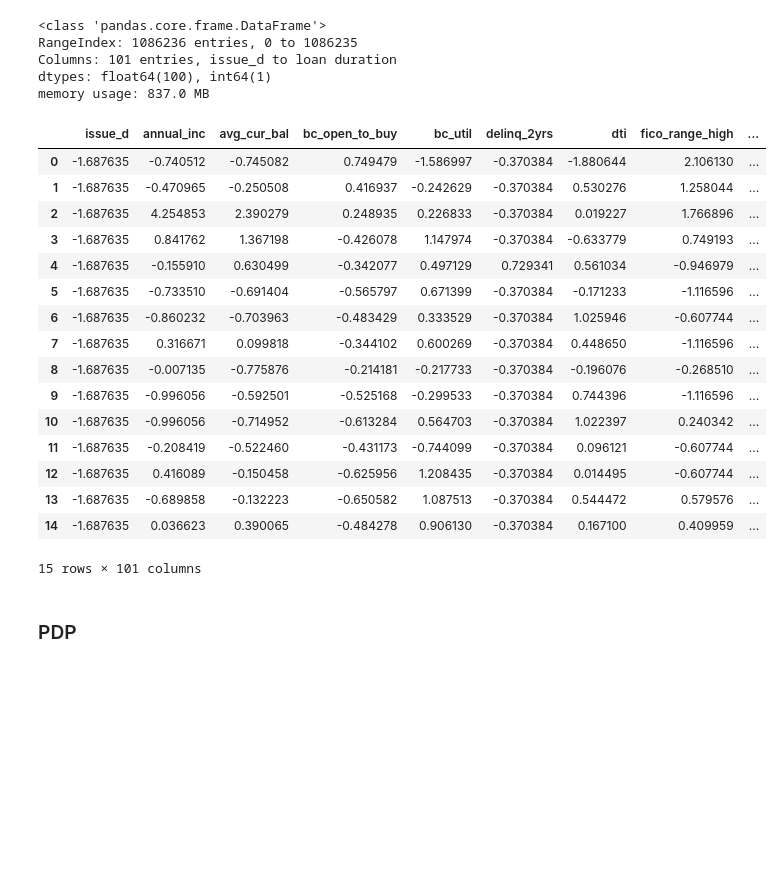
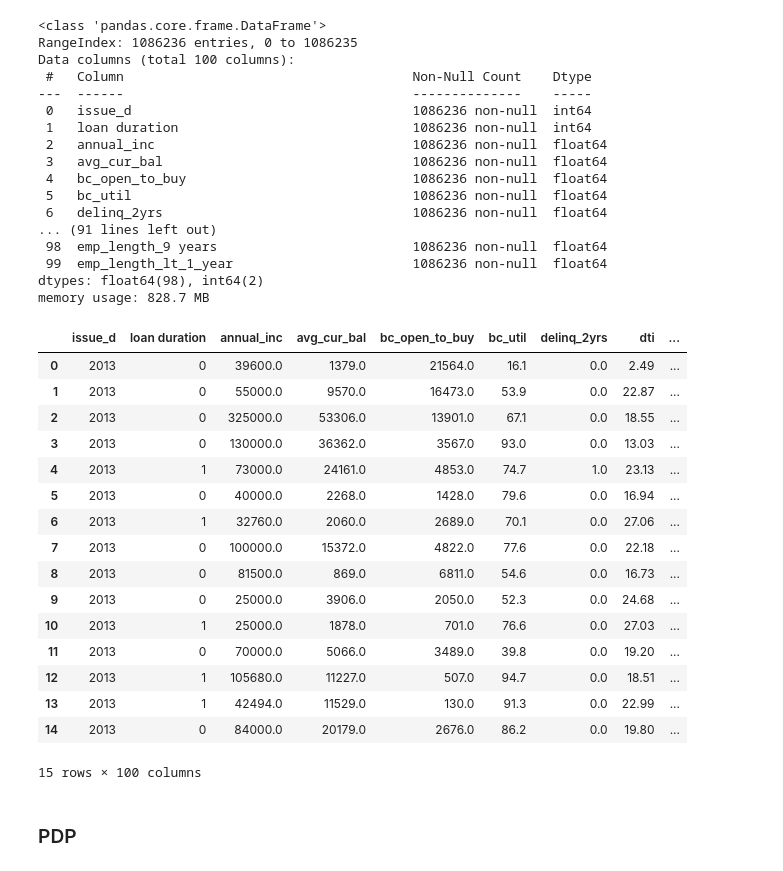
Before and after one commit to auggy-ntn/Interpretability-Stability-and-Fairness-project, a Jupyter notebook: notebooks/step5_6_7_8.ipynb, the cells around one changed output. Drawn from its saved outputs; the diff is of its cells as text; code cells hidden in the pictures; blank space fills up the shorter version.

```diff
--- a/notebooks/step5_6_7_8.ipynb
+++ b/notebooks/step5_6_7_8.ipynb
@@ -4,32 +4,44 @@ import xgboost
 from src.preprocessing import get_preprocessed_data
 # %%
 model = joblib.load(r"../models/black_box_xgboost.pkl")
-df, _, _, true_labels = get_preprocessed_data()
+df, _, _, true_labels, _ = get_preprocessed_data()
 df.info()
 df.head(15)
 # %% [output]
 <class 'pandas.core.frame.DataFrame'>
 RangeIndex: 1086236 entries, 0 to 1086235
-Columns: 101 entries, issue_d to loan duration
-dtypes: float64(100), int64(1)
-memory usage: 837.0 MB
+Data columns (total 100 columns):
+ #   Column                                     Non-Null Count    Dtype
+---  ------                                     --------------    -----
+ 0   issue_d                                    1086236 non-null  int64
+ 1   loan duration                              1086236 non-null  int64
+ 2   annual_inc                                 1086236 non-null  float64
+ 3   avg_cur_bal                                1086236 non-null  float64
+ 4   bc_open_to_buy                             1086236 non-null  float64
+ 5   bc_util                                    1086236 non-null  float64
+ 6   delinq_2yrs                                1086236 non-null  float64
+... (91 lines left out)
+ 98  emp_length_9 years                         1086236 non-null  float64
+ 99  emp_length_lt_1_year                       1086236 non-null  float64
+dtypes: float64(98), int64(2)
+memory usage: 828.7 MB
-|  | issue_d | annual_inc | avg_cur_bal | bc_open_to_buy | bc_util | delinq_2yrs | dti | fico_range_high | ... |
-| 0 | -1.687635 | -0.740512 | -0.745082 | 0.749479 | -1.586997 | -0.370384 | -1.880644 | 2.106130 | ... |
-| 1 | -1.687635 | -0.470965 | -0.250508 | 0.416937 | -0.242629 | -0.370384 | 0.530276 | 1.258044 | ... |
-| 2 | -1.687635 | 4.254853 | 2.390279 | 0.248935 | 0.226833 | -0.370384 | 0.019227 | 1.766896 | ... |
-| 3 | -1.687635 | 0.841762 | 1.367198 | -0.426078 | 1.147974 | -0.370384 | -0.633779 | 0.749193 | ... |
-| 4 | -1.687635 | -0.155910 | 0.630499 | -0.342077 | 0.497129 | 0.729341 | 0.561034 | -0.946979 | ... |
-| 5 | -1.687635 | -0.733510 | -0.691404 | -0.565797 | 0.671399 | -0.370384 | -0.171233 | -1.116596 | ... |
-| 6 | -1.687635 | -0.860232 | -0.703963 | -0.483429 | 0.333529 | -0.370384 | 1.025946 | -0.607744 | ... |
-| 7 | -1.687635 | 0.316671 | 0.099818 | -0.344102 | 0.600269 | -0.370384 | 0.448650 | -1.116596 | ... |
-| 8 | -1.687635 | -0.007135 | -0.775876 | -0.214181 | -0.217733 | -0.370384 | -0.196076 | -0.268510 | ... |
-| 9 | -1.687635 | -0.996056 | -0.592501 | -0.525168 | -0.299533 | -0.370384 | 0.744396 | -1.116596 | ... |
-| 10 | -1.687635 | -0.996056 | -0.714952 | -0.613284 | 0.564703 | -0.370384 | 1.022397 | 0.240342 | ... |
-| 11 | -1.687635 | -0.208419 | -0.522460 | -0.431173 | -0.744099 | -0.370384 | 0.096121 | -0.607744 | ... |
-| 12 | -1.687635 | 0.416089 | -0.150458 | -0.625956 | 1.208435 | -0.370384 | 0.014495 | -0.607744 | ... |
-| 13 | -1.687635 | -0.689858 | -0.132223 | -0.650582 | 1.087513 | -0.370384 | 0.544472 | 0.579576 | ... |
-| 14 | -1.687635 | 0.036623 | 0.390065 | -0.484278 | 0.906130 | -0.370384 | 0.167100 | 0.409959 | ... |
+|  | issue_d | loan duration | annual_inc | avg_cur_bal | bc_open_to_buy | bc_util | delinq_2yrs | dti | ... |
+| 0 | 2013 | 0 | 39600.0 | 1379.0 | 21564.0 | 16.1 | 0.0 | 2.49 | ... |
+| 1 | 2013 | 0 | 55000.0 | 9570.0 | 16473.0 | 53.9 | 0.0 | 22.87 | ... |
+| 2 | 2013 | 0 | 325000.0 | 53306.0 | 13901.0 | 67.1 | 0.0 | 18.55 | ... |
+| 3 | 2013 | 0 | 130000.0 | 36362.0 | 3567.0 | 93.0 | 0.0 | 13.03 | ... |
+| 4 | 2013 | 1 | 73000.0 | 24161.0 | 4853.0 | 74.7 | 1.0 | 23.13 | ... |
+| 5 | 2013 | 0 | 40000.0 | 2268.0 | 1428.0 | 79.6 | 0.0 | 16.94 | ... |
+| 6 | 2013 | 1 | 32760.0 | 2060.0 | 2689.0 | 70.1 | 0.0 | 27.06 | ... |
+| 7 | 2013 | 0 | 100000.0 | 15372.0 | 4822.0 | 77.6 | 0.0 | 22.18 | ... |
+| 8 | 2013 | 0 | 81500.0 | 869.0 | 6811.0 | 54.6 | 0.0 | 16.73 | ... |
+| 9 | 2013 | 0 | 25000.0 | 3906.0 | 2050.0 | 52.3 | 0.0 | 24.68 | ... |
+| 10 | 2013 | 1 | 25000.0 | 1878.0 | 701.0 | 76.6 | 0.0 | 27.03 | ... |
+| 11 | 2013 | 0 | 70000.0 | 5066.0 | 3489.0 | 39.8 | 0.0 | 19.20 | ... |
+| 12 | 2013 | 1 | 105680.0 | 11227.0 | 507.0 | 94.7 | 0.0 | 18.51 | ... |
+| 13 | 2013 | 1 | 42494.0 | 11529.0 | 130.0 | 91.3 | 0.0 | 22.99 | ... |
+| 14 | 2013 | 0 | 84000.0 | 20179.0 | 2676.0 | 86.2 | 0.0 | 19.80 | ... |
-15 rows × 101 columns
+15 rows × 100 columns
 # %% [markdown]
 ### PDP
 # %%
```
Also changed, not shown: parts of 2 cells of this notebook, 2 other files.
